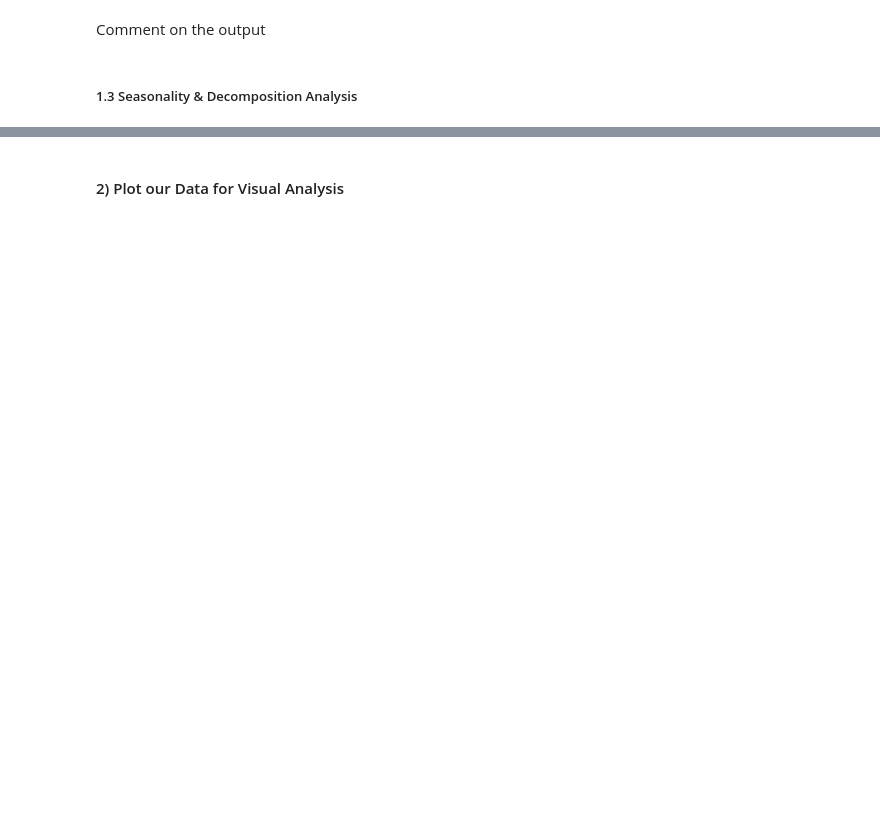
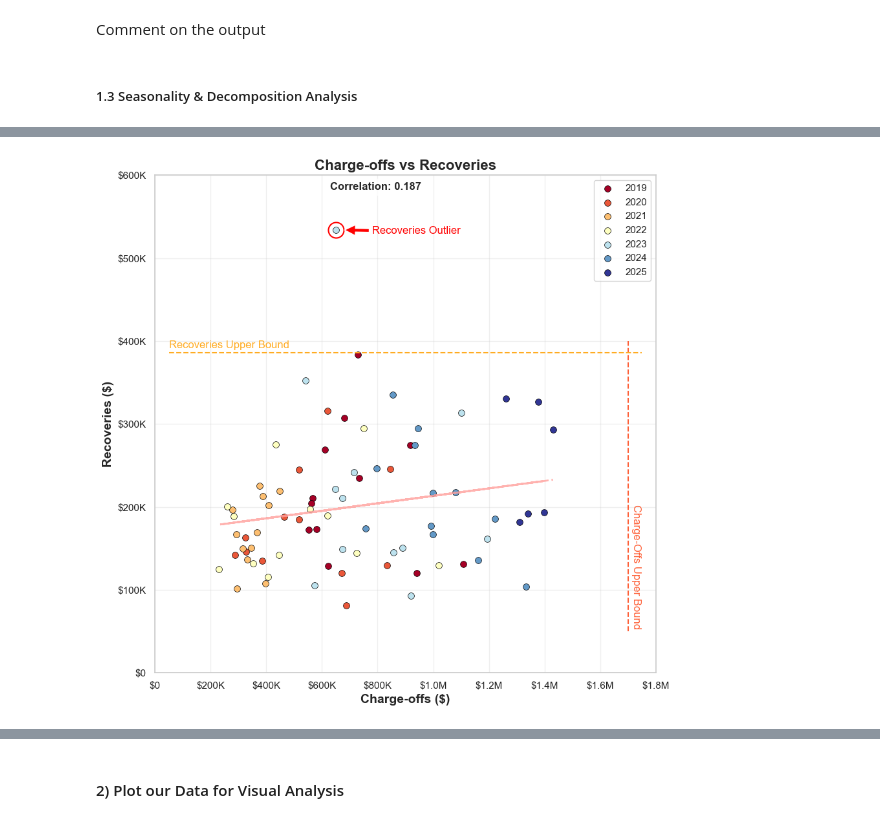
Before and after one commit to imoore99/TIME_SERIES_FORECASTING, a Jupyter notebook: TIME_SERIES_FORECASTING.ipynb, the cells around one changed output, grey strips where cells are left out. Cells and saved outputs as stored; diff of their text form; code cells hidden in the pictures; blank space fills up the shorter version.

```diff
--- a/TIME_SERIES_FORECASTING.ipynb
+++ b/TIME_SERIES_FORECASTING.ipynb
@@ -186,2 +196,64 @@ Recovery outliers: 1
+# %%
+outlier_x = float(core_data['CO_BAL'][core_data['REC_BAL'] == max(core_data['REC_BAL'])])
+outlier_y = max(core_data['REC_BAL'])
 # %%
 fig = plt.figure(figsize = (10, 10))
+
+
+# Mark outlier
+plt.scatter(outlier_x,
+            outlier_y,
+            facecolor= 'white',   # Color inside the marker
+            edgecolors='red',    # Color of the outline
+            linewidths=1.5,        # Width of the outline
+            s=300,
+            label='_Hidden')
+plt.annotate('Recoveries Outlier',  # Changed from 'axes fraction' to descriptive text
+            xy=(outlier_x + 30000, outlier_y), xycoords='data',  # Point to annotate
+            xytext=(outlier_x + 130000, outlier_y-6500), textcoords='data',  # Changed to data coordinates
+            arrowprops=dict(facecolor='red', shrink=0.02),
+            color='red',
+            horizontalalignment='left', verticalalignment='bottom')
+# Color-code by time period to see if relationship changes
+# Plot each year separately to create legend
+for i, year in enumerate(years):
+    year_data = core_data[core_data['year'] == year]
+    plt.scatter(year_data['CO_BAL'], year_data['REC_BAL'],
+               c=colors[i], edgecolors= 'black', linewidths = 0.5,
+               s=50, label=str(year))
+
+#plt.colorbar(scatter, label='Time Period')
+plt.legend(loc=0)
+plt.xlabel('Charge-offs ($)', fontsize=14, fontweight='bold')
+plt.xticks([0, 200000, 400000, 600000, 800000, 1000000,1200000,1400000, 1600000, 1800000],
+              ['$0', '$200K', '$400K', '$600K', '$800K', '$1.0M', '$1.2M', '$1.4M', '$1.6M', '$1.8M'])
+plt.yticks([0, 100000, 200000, 300000, 400000, 500000, 600000],
+              ['$0', '$100K', '$200K', '$300K', '$400K', '$500K', '$600K'])
+plt.ylabel('Recoveries ($)', fontsize=14, fontweight='bold')
+plt.title('Charge-offs vs Recoveries', fontsize=16, fontweight='bold')
+
+# Add trend line
+z = np.polyfit(core_data['CO_BAL'], core_data['REC_BAL'], 1)
+p = np.poly1d(z)
+plt.plot(core_data['CO_BAL'], p(core_data['CO_BAL']), "r--", alpha=0.8, linewidth=2)
+
+# Add upper and lower band for charge-offs
+plt.plot([co_upper_bound, co_upper_bound], [50000, 400000], linestyle = "--", color =  "#fe6139") #upper bound
+plt.plot([co_lower_bound, co_lower_bound], [50000, 400000], linestyle = "--", color =  "#fe6139") #lower bound is less than 0
+plt.text(co_upper_bound + 10000, 55000, "Charge-Offs Upper Bound", rotation=-90,color="#fe6139")
+# Add upper and lower band for recoveries
+plt.plot([50000, 1750000], [rec_upper_bound, rec_upper_bound], linestyle = "--", color = "#ffac22") #upper bound
+plt.plot([50000, 1750000], [rec_lower_bound, rec_lower_bound], linestyle = "--", color = "#ffac22") #lower bound is less than 0
+plt.text(50000, rec_upper_bound + 6000, "Recoveries Upper Bound",color="#ffac22")
+
+
+correlation = core_data['CO_BAL'].corr(core_data['REC_BAL'])
+plt.text(0.35, 0.97, f'Correlation: {correlation:.3f}',
+         transform=plt.gca().transAxes, fontsize=12, fontweight= 'semibold',
+         bbox=dict(boxstyle='round', facecolor='white', alpha=0.8))
+plt.grid(True, alpha=0.3)
+plt.xlim(0, 1800000)
+plt.ylim(0, 600000)
+plt.show()
+# %% [output]
+[figure, added]
```
Also changed, not shown: parts of 79 cells of this notebook, 2 other files.
